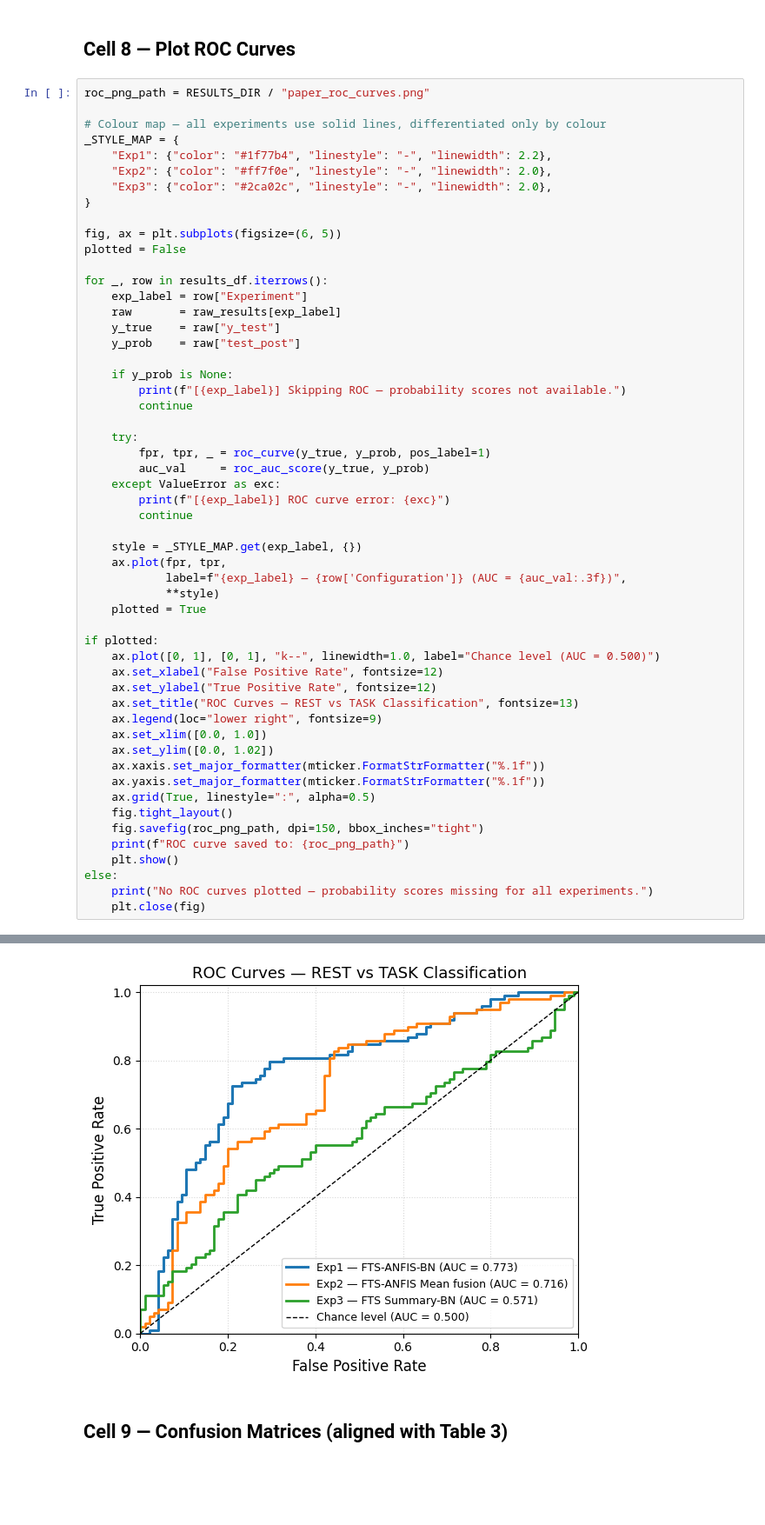
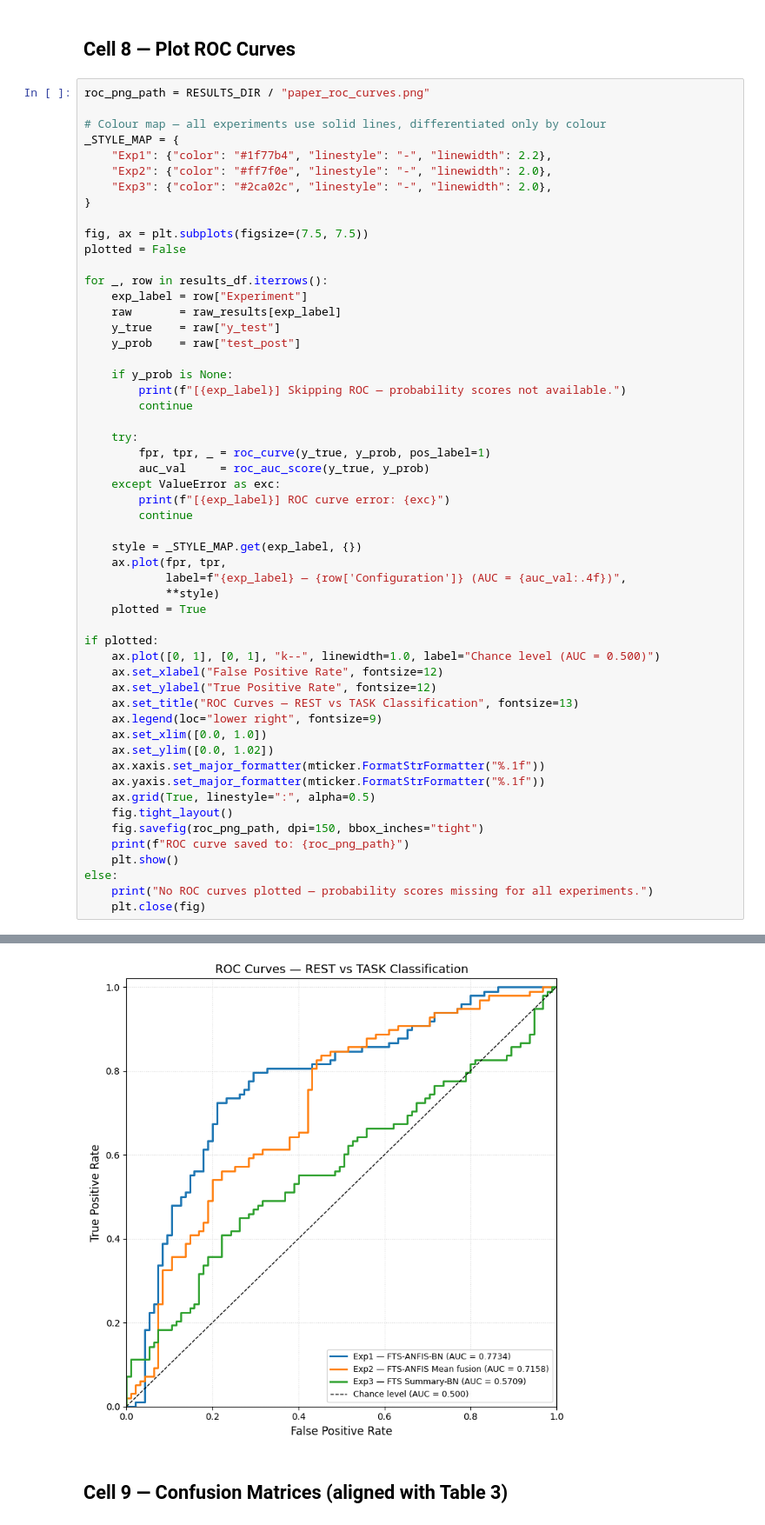
Before and after one commit to armyashe/fuzzy-bayesian-cognitive-load, a Jupyter notebook: fts-anfis-bns-final/results_paper.ipynb, the cells around one changed output, grey strips where cells are left out. Shown at 87% size. Drawn from its saved outputs; the diff is of its cells as text; blank space fills up the shorter version.

```diff
--- a/fts-anfis-bns-final/results_paper.ipynb
+++ b/fts-anfis-bns-final/results_paper.ipynb
@@ -488,7 +488,7 @@ _STYLE_MAP = {
     "Exp3": {"color": "#2ca02c", "linestyle": "-", "linewidth": 2.0},
 }
 
-fig, ax = plt.subplots(figsize=(6, 5))
+fig, ax = plt.subplots(figsize=(7.5, 7.5))
 plotted = False
 
 for _, row in results_df.iterrows():
@@ -506,35 +506,35 @@ for _, row in results_df.iterrows():
         auc_val     = roc_auc_score(y_true, y_prob)
     except ValueError as exc:
         print(f"[{exp_label}] ROC curve error: {exc}")
         continue
 
     style = _STYLE_MAP.get(exp_label, {})
     ax.plot(fpr, tpr,
-            label=f"{exp_label} — {row['Configuration']} (AUC = {auc_val:.3f})",
+            label=f"{exp_label} — {row['Configuration']} (AUC = {auc_val:.4f})",
             **style)
     plotted = True
 
 if plotted:
     ax.plot([0, 1], [0, 1], "k--", linewidth=1.0, label="Chance level (AUC = 0.500)")
     ax.set_xlabel("False Positive Rate", fontsize=12)
     ax.set_ylabel("True Positive Rate", fontsize=12)
     ax.set_title("ROC Curves — REST vs TASK Classification", fontsize=13)
     ax.legend(loc="lower right", fontsize=9)
     ax.set_xlim([0.0, 1.0])
     ax.set_ylim([0.0, 1.02])
     ax.xaxis.set_major_formatter(mticker.FormatStrFormatter("%.1f"))
     ax.yaxis.set_major_formatter(mticker.FormatStrFormatter("%.1f"))
     ax.grid(True, linestyle=":", alpha=0.5)
     fig.tight_layout()
     fig.savefig(roc_png_path, dpi=150, bbox_inches="tight")
     print(f"ROC curve saved to: {roc_png_path}")
     plt.show()
 else:
     print("No ROC curves plotted — probability scores missing for all experiments.")
     plt.close(fig)
 # %% [output]
 ROC curve saved to: C:\Users\doqua\fuzzy-bayesian-cognitive-load\fts-anfis-bns-final\results\paper_roc_curves.png
-[figure, old version]
+[figure, new version]
 # %% [markdown]
 ## Cell 9 — Confusion Matrices (aligned with Table 3)
 # %%
```
Also changed, not shown: parts of 1 cell of this notebook, 36 other files.
